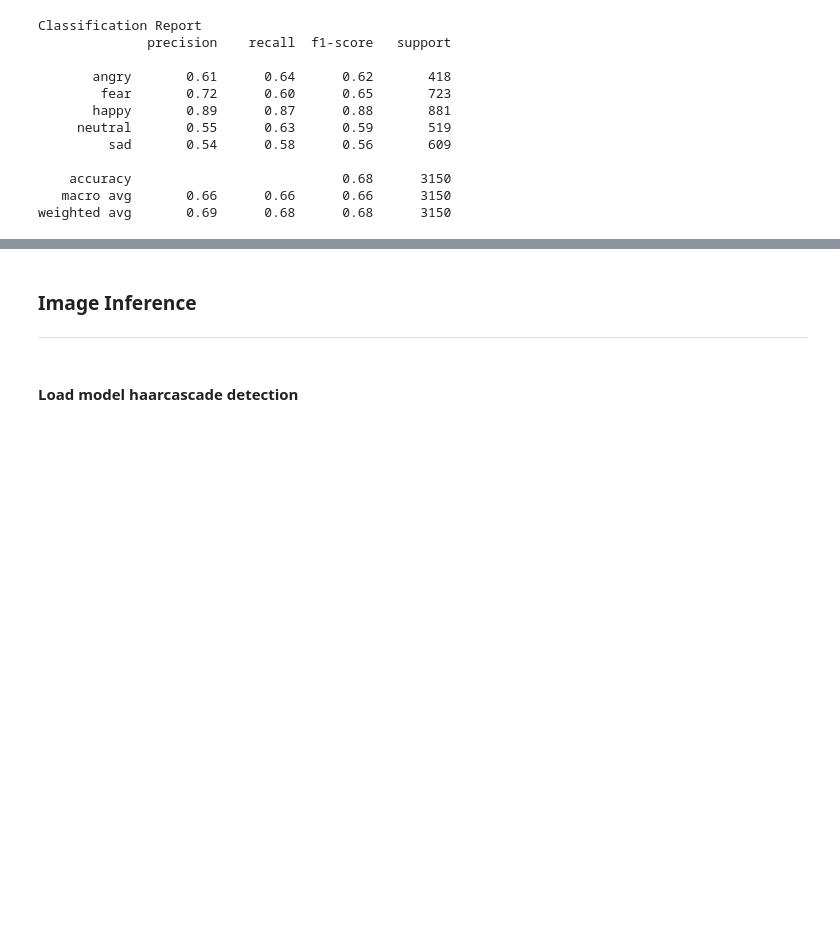
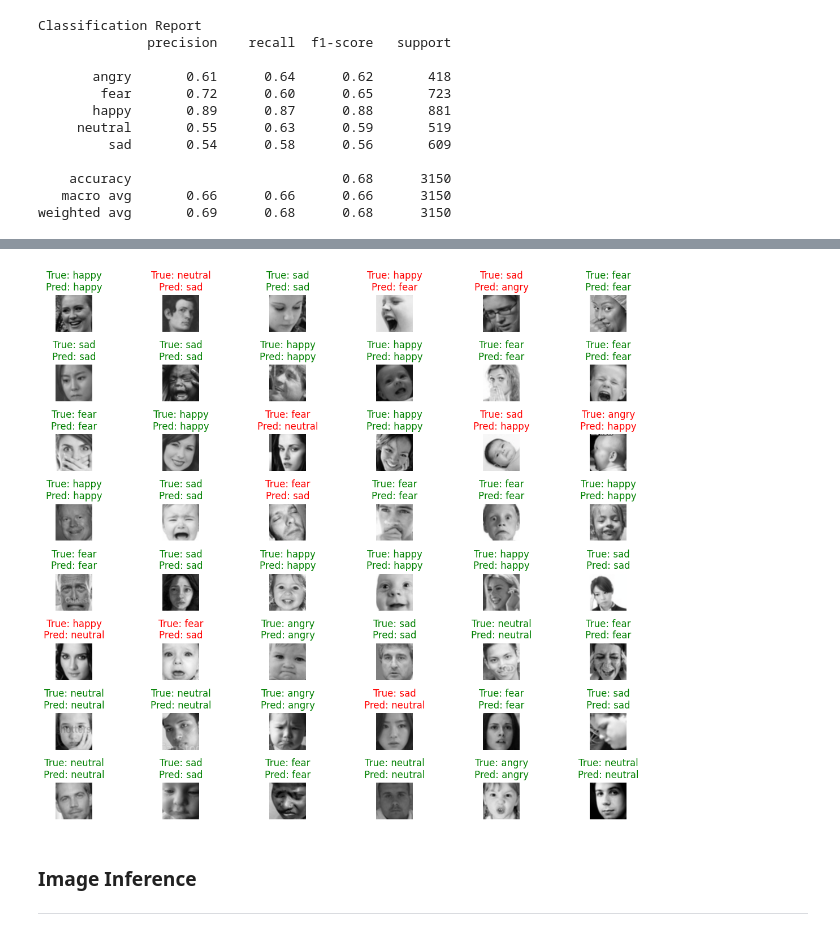
Before and after one commit to oliveirasamuel5959/deep-learning-notebooks, a Jupyter notebook: deep-learning/notebooks/pytorch-emotion-classification-inference.ipynb, the cells around one changed output, grey strips where cells are left out. Drawn from its saved outputs; the diff is of its cells as text; code cells hidden in the pictures; blank space fills up the shorter version.

```diff
--- a/deep-learning/notebooks/pytorch-emotion-classification-inference.ipynb
+++ b/deep-learning/notebooks/pytorch-emotion-classification-inference.ipynb
@@ -34,8 +33,8 @@ except:
 
 # Debug
 print(IN_COLAB)
+
 if IN_COLAB:
-  model_path = '/content/drive/My Drive/exp-fer_p3_01/'
   from google.colab import drive
   drive.mount('/content/drive')
 # %% [output]
@@ -226,5 +319,48 @@ weighted avg       0.69      0.68      0.68      3150
+# %%
+import math
+
+def plot_classification_result(images, labels_true, labels_pred=None):
+
+  class_mapping = ['angry', 'fear', 'happy', 'neutral', 'sad']
+
+  n_images = len(images)
+  n_cols = 6
+  n_rows = 8
+
+  fig, axes = plt.subplots(n_rows, n_cols, figsize=(12, 10))
+  axes = axes.flatten()  # Flatten in case n_rows > 1
+
+  for i in range(n_rows * n_cols):
+    if i < len(images):
+        img = images[i]
+
+    axes[i].imshow(images[i])
+    title = f"True: {class_mapping[labels_true[i]]}"
+
+    if labels_pred[i] == labels_true[i]:
+      title += f"\nPred: {class_mapping[labels_pred[i]]}"
+      color = 'green'
+    else:
+      title += f"\nPred: {class_mapping[labels_pred[i]]}"
+      color = 'red'
+
+
+    # if labels_pred is not None:
+    #     title += f"\nPred: {class_mapping[labels_pred[i]]}"
+    #     # Color title based on correctness
+    #     color = 'green' if labels_pred[i] == labels_true[i] else 'red'
+    # else:
+    #     color = 'black'
+
+    axes[i].set_title(title, color=color)
+    axes[i].axis('off')
+
+  plt.tight_layout()
+  plt.show()
+# %%
+plot_classification_result(images_list, labels_true, labels_pred_argmax)
+# %% [output]
+[figure, added]
 # %% [markdown]
 ### Image Inference
 ---
-# %% [markdown]
-#### Load model haarcascade detection
```
Also changed, not shown: parts of 30 cells of this notebook.
